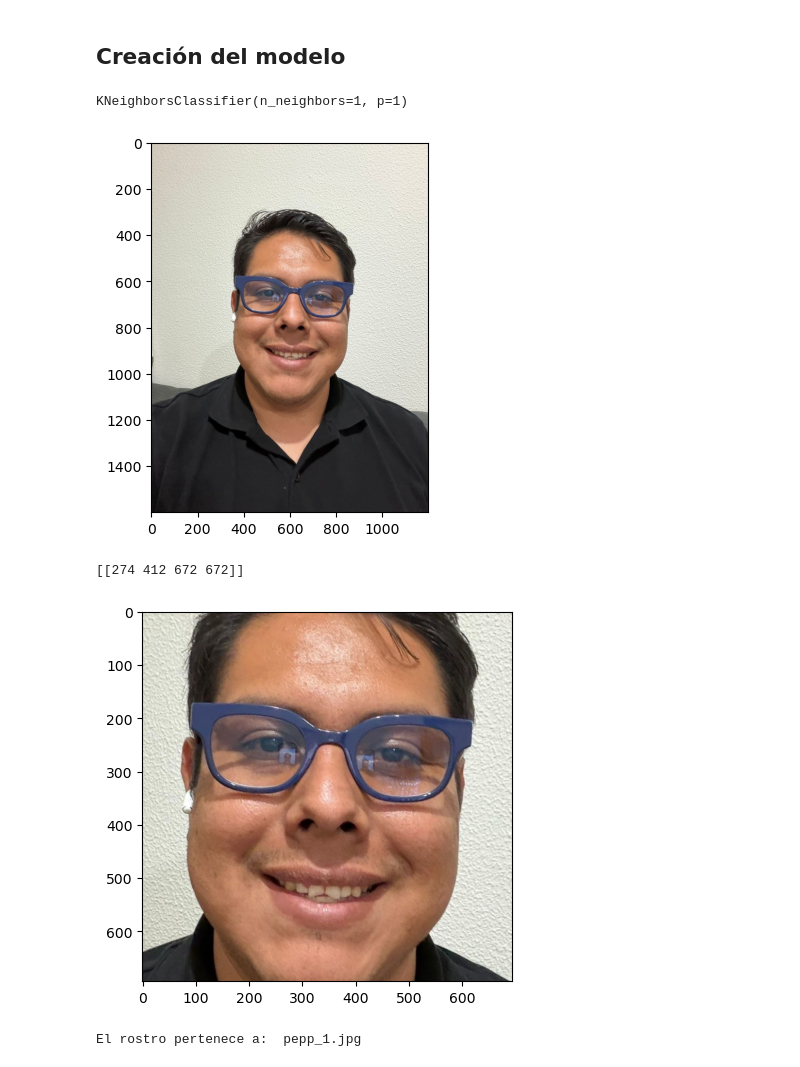
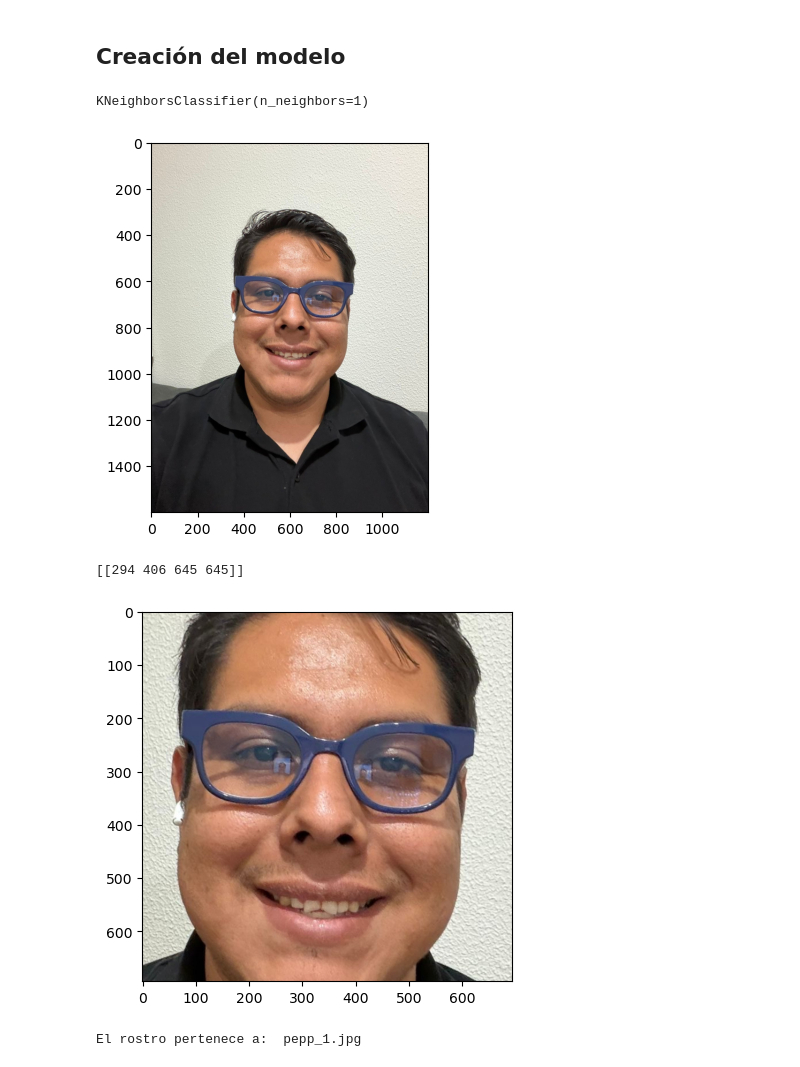
Before and after one commit to pprezp/DSRN_UAEMEX, a Jupyter notebook: Modulo_03/Notebooks/JJAR_Facial.ipynb, the cells around one changed output. Saved outputs shown, nothing was run; the diff lists cells and outputs as text; code cells hidden in the pictures.

```diff
--- a/Modulo_03/Notebooks/JJAR_Facial.ipynb
+++ b/Modulo_03/Notebooks/JJAR_Facial.ipynb
@@ -77,12 +77,16 @@ y_train = []
 for i in range( len(imagenes) ):
   img = cv2.imread(ruta+imagenes[i])
   img = cv2.cvtColor(img, cv2.COLOR_BGR2RGB)
-  rostros = face_cascade.detectMultiScale(img, 1.3, 3)
+  rostros = face_cascade.detectMultiScale(img, 1.1, 5)
+
   if len(rostros) > 0:
-    x, y, w, h = rostros[0]
-    rostro = img[y:y+h, x:x+w, :]
+    for (x, y, w, h) in rostros:
+      rostro = img[y:y+h, x:x+w, :]
+      rostro = cv2.resize(rostro, (694,694))
+
+    #rostro = img[y:y+h, x:x+w, :]
     # Adjuntamos imágen y etiqueta
-    rostro = cv2.resize(rostro, (694, 694)) #consideramos un
+    #rostro = cv2.resize(rostro, (694, 694)) #consideramos un
     x_train.append(rostro) #metodo append añade elementos a listas
     y_train.append(etiquetas[i])
 
@@ -113,30 +117,30 @@ x_train.shape
 from sklearn.neighbors import KNeighborsClassifier
 # %%
 # Construcción del clasificador
-clasificador = KNeighborsClassifier(n_neighbors=1, p=1) # Euclidiana
+clasificador = KNeighborsClassifier(n_neighbors=1, p=2) # Euclidiana
 clasificador.fit(x_train, y_train)
 # %% [output]
-KNeighborsClassifier(n_neighbors=1, p=1)
+KNeighborsClassifier(n_neighbors=1)
 # %%
 # Prueba del modelo
-imgTest = cv2.imread(ruta+'pepp_2.jpg')
+imgTest = cv2.imread(ruta+'PEPP_2.jpg')
 # Conversión de formato
 imgTest = cv2.cvtColor(imgTest, cv2.COLOR_BGR2RGB)
 plt.imshow(imgTest, cmap = 'Accent')
 plt.show()
 # Detección de rostros
-rostro = face_cascade.detectMultiScale(imgTest, 1.3, 3)
+rostro = face_cascade.detectMultiScale(imgTest, 1.1, 5)
 print(rostro)
 # Selección del rostro
 for (x, y, w, h) in rostro:
   rostroTest = imgTest[y:y+h, x:x+w, :]
   rostroTest = cv2.resize(rostroTest, (694,694))
 plt.imshow(rostroTest, cmap = 'Accent')
 plt.show()
 # %% [output]
 [figure]
-[[274 412 672 672]]
+[[294 406 645 645]]
-[figure, old version]
+[figure, new version]
 # %%
 # Clasificación
 persona = clasificador.predict(rostroTest.reshape(1, 694*694*3))
```
Also changed, not shown: parts of 6 cells of this notebook.
